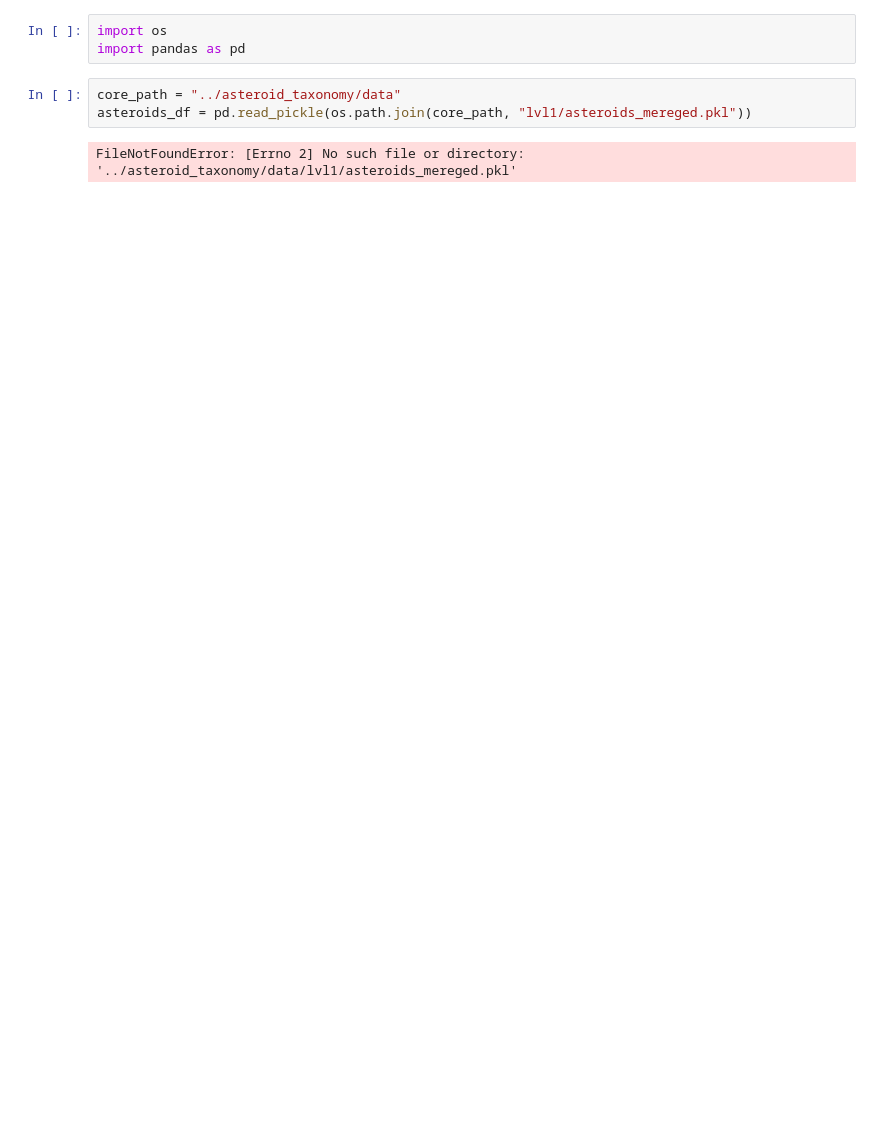
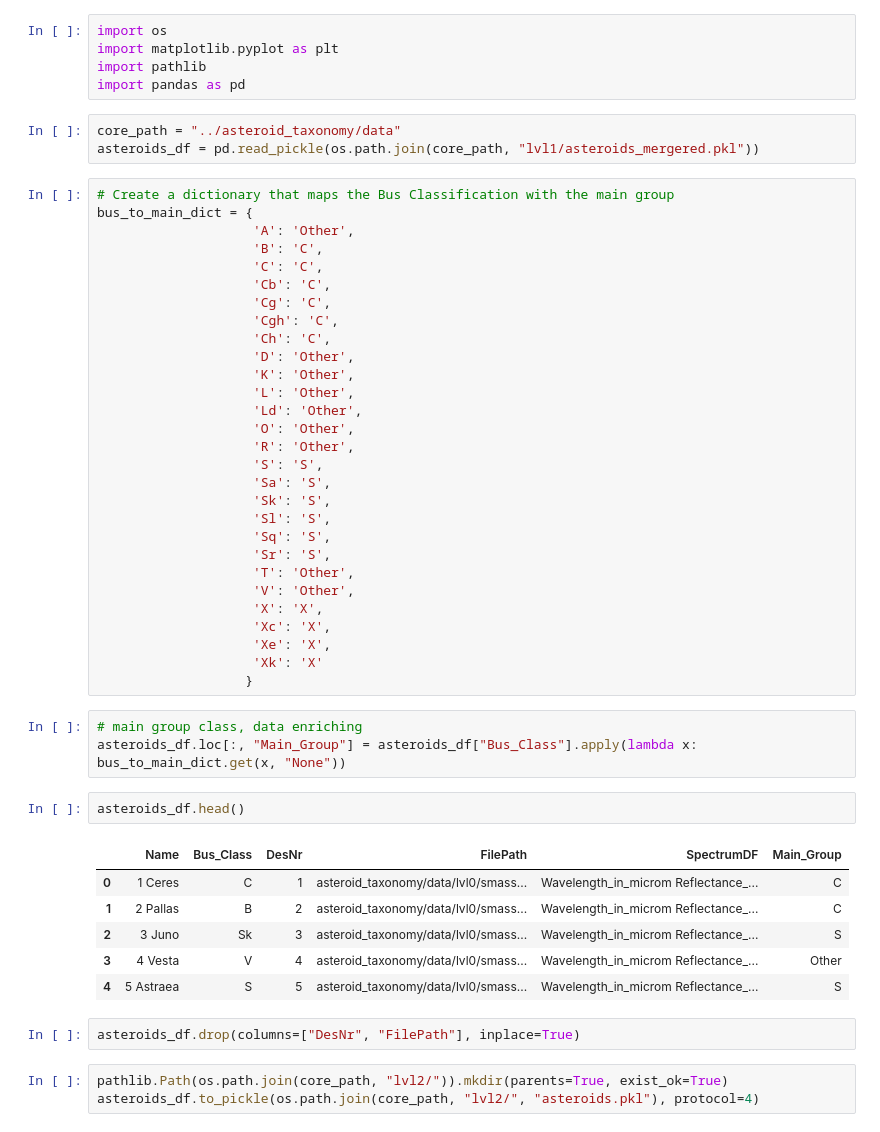
Before and after one commit to rahulranjansah/SpectralML, a Jupyter notebook: scripts/binary_classification.ipynb, the cells around one changed output. Saved outputs shown, nothing was run; the diff lists cells and outputs as text; blank space fills up the shorter version.

```diff
--- a/scripts/binary_classification.ipynb
+++ b/scripts/binary_classification.ipynb
@@ -1,8 +1,54 @@
 # %%
 import os
+import matplotlib.pyplot as plt
+import pathlib
 import pandas as pd
 # %%
 core_path = "../asteroid_taxonomy/data"
-asteroids_df = pd.read_pickle(os.path.join(core_path, "lvl1/asteroids_mereged.pkl"))
+asteroids_df = pd.read_pickle(os.path.join(core_path, "lvl1/asteroids_mergered.pkl"))
-# %% [output]
-FileNotFoundError: [Errno 2] No such file or directory: '../asteroid_taxonomy/data/lvl1/asteroids_mereged.pkl'
+# %%
+# Create a dictionary that maps the Bus Classification with the main group
+bus_to_main_dict = {
+                    'A': 'Other',
+                    'B': 'C',
+                    'C': 'C',
+                    'Cb': 'C',
+                    'Cg': 'C',
+                    'Cgh': 'C',
+                    'Ch': 'C',
+                    'D': 'Other',
+                    'K': 'Other',
+                    'L': 'Other',
+                    'Ld': 'Other',
+                    'O': 'Other',
+                    'R': 'Other',
+                    'S': 'S',
+                    'Sa': 'S',
+                    'Sk': 'S',
+                    'Sl': 'S',
+                    'Sq': 'S',
+                    'Sr': 'S',
+                    'T': 'Other',
+                    'V': 'Other',
+                    'X': 'X',
+                    'Xc': 'X',
+                    'Xe': 'X',
+                    'Xk': 'X'
+                   }
+# %%
+# main group class, data enriching
+asteroids_df.loc[:, "Main_Group"] = asteroids_df["Bus_Class"].apply(lambda x: bus_to_main_dict.get(x, "None"))
+# %%
+asteroids_df.head()
+# %% [output]
+|  | Name | Bus_Class | DesNr | FilePath | SpectrumDF | Main_Group |
+| 0 | 1 Ceres | C | 1 | asteroid_taxonomy/data/lvl0/smass... | Wavelength_in_microm Reflectance_... | C |
+| 1 | 2 Pallas | B | 2 | asteroid_taxonomy/data/lvl0/smass... | Wavelength_in_microm Reflectance_... | C |
+| 2 | 3 Juno | Sk | 3 | asteroid_taxonomy/data/lvl0/smass... | Wavelength_in_microm Reflectance_... | S |
+| 3 | 4 Vesta | V | 4 | asteroid_taxonomy/data/lvl0/smass... | Wavelength_in_microm Reflectance_... | Other |
+| 4 | 5 Astraea | S | 5 | asteroid_taxonomy/data/lvl0/smass... | Wavelength_in_microm Reflectance_... | S |
+# %%
+asteroids_df.drop(columns=["DesNr", "FilePath"], inplace=True)
+# %%
+pathlib.Path(os.path.join(core_path, "lvl2/")).mkdir(parents=True, exist_ok=True)
+asteroids_df.to_pickle(os.path.join(core_path, "lvl2/", "asteroids.pkl"), protocol=4)
```
Also changed, not shown: parts of 1 cell of this notebook, 1 other file.
